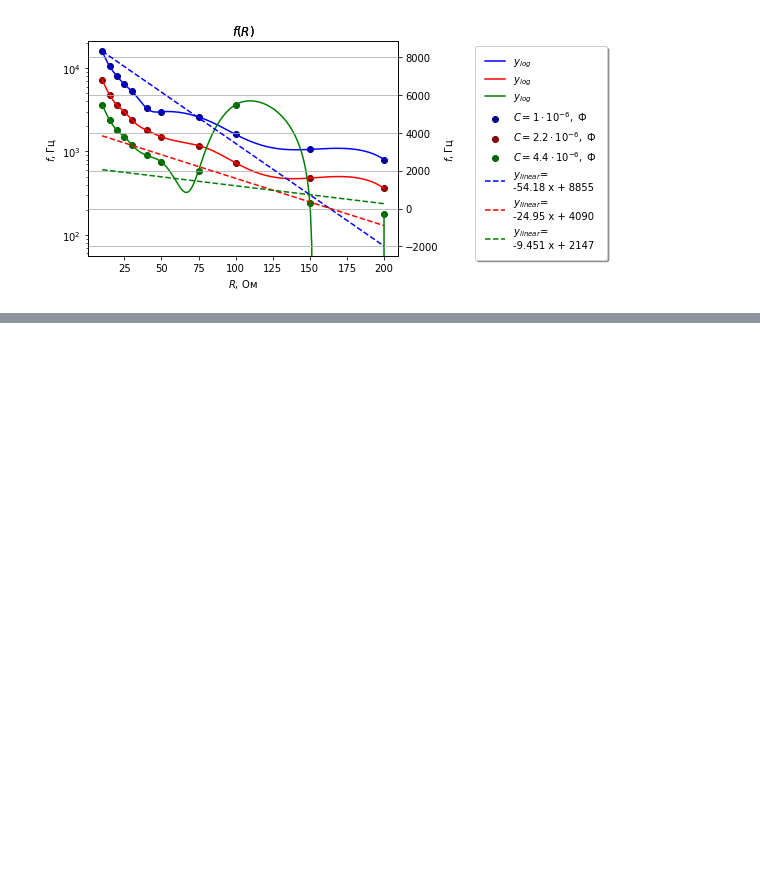
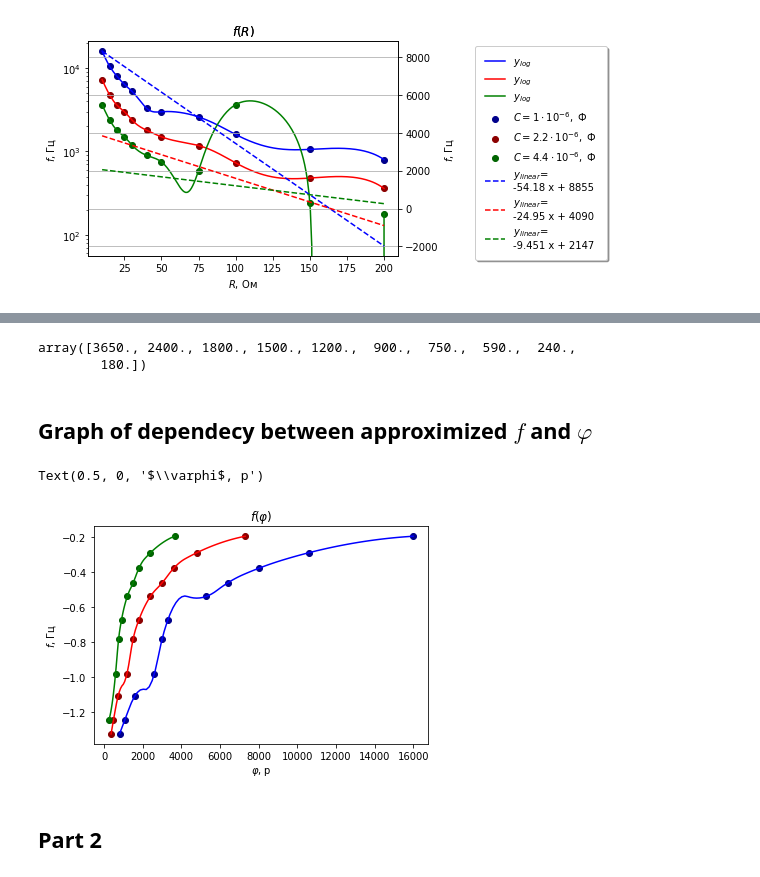
Before and after one commit to nastyabekesheva/labs, a Jupyter notebook: Math/Physics/physics_labs_v1.ipynb, the cells around one changed output, grey strips where cells are left out. Saved outputs shown, nothing was run; the diff lists cells and outputs as text; code cells hidden in the pictures; blank space fills up the shorter version.

```diff
--- a/Math/Physics/physics_labs_v1.ipynb
+++ b/Math/Physics/physics_labs_v1.ipynb
@@ -912,0 +1025,10 @@ all_data.update({'error': np.divide(all_data['abs error'], all_data['C_theor'])}
+# %%
+def calculate_phi(data):
+  data.update({'tan phi': np.multiply(-1, np.divide(data['X_c'], data['R']))})
+  data.update({'phi': np.arctan(data['tan phi'])})
+
+  return data
+# %%
+new_data1 = calculate_phi(new_data1)
+new_data2 = calculate_phi(new_data2)
+new_data3 = calculate_phi(new_data3)
@@ -912,0 +1091,39 @@ all_data.update({'error': np.divide(all_data['abs error'], all_data['C_theor'])}
+# %%
+np.delete(new_data3['f'], 8)
+# %% [output]
+array([3650., 2400., 1800., 1500., 1200.,  900.,  750.,  590.,  240.,
+        180.])
+# %% [markdown]
+## Graph of dependecy between approximized $f$ and $\varphi$
+# %%
+x_1=new_data1['f'][::-1]
+y_1=new_data1['phi'][::-1]
+x_2=new_data2['f'][::-1]
+y_2=new_data2['phi'][::-1]
+x_3=np.delete(new_data3['f'], 8)[:-1][::-1]
+y_3=np.delete(new_data3['phi'], 8)[:-1][::-1]
+
+xnew_1 = np.linspace(x_1.min(), x_1.max(), 100)
+spl_1 = make_interp_spline(x_1, y_1, k=2)
+y_smooth_1 = spl_1(xnew_1)
+xnew_2 = np.linspace(x_2.min(), x_2.max(), 100)
+spl_2 = make_interp_spline(x_2, y_2, k=2)
+y_smooth_2 = spl_2(xnew_2)
+xnew_3 = np.linspace(x_3.min(), x_3.max(), 100)
+spl_3 = make_interp_spline(x_3, y_3, k=2)
+y_smooth_3 = spl_3(xnew_3)
+
+plt.scatter(x_1, y_1, color="darkblue")
+plt.plot(xnew_1, y_smooth_1, 'b')
+plt.scatter(x_2, y_2, color="darkred")
+plt.plot(xnew_2, y_smooth_2, 'r')
+plt.scatter(x_3, y_3, color="darkgreen")
+plt.plot(xnew_3, y_smooth_3, 'g')
+plt.title(r"$f(\varphi)$")
+plt.ylabel(r"$f$, Гц")
+plt.xlabel(r"$\varphi$, р")
+# %% [output]
+Text(0.5, 0, '$\\varphi$, р')
+[figure, added]
+# %% [markdown]
+## Part 2
```
Also changed, not shown: parts of 45 cells of this notebook.
